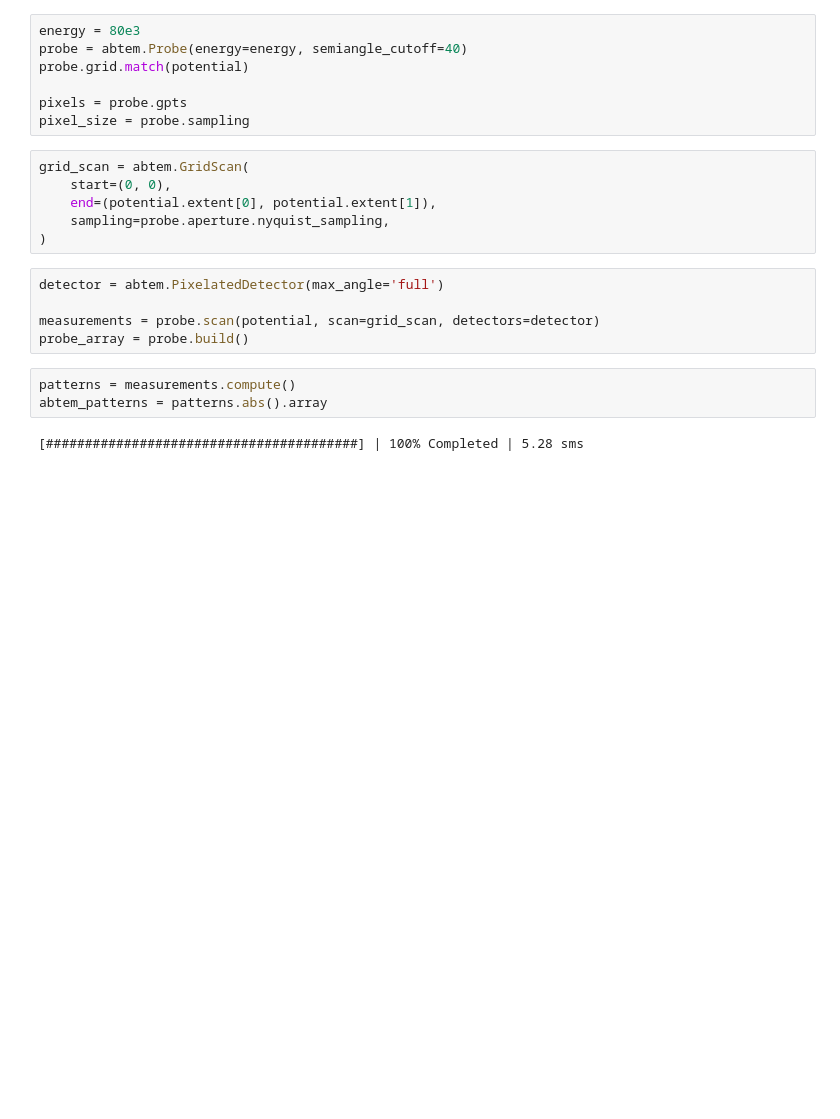
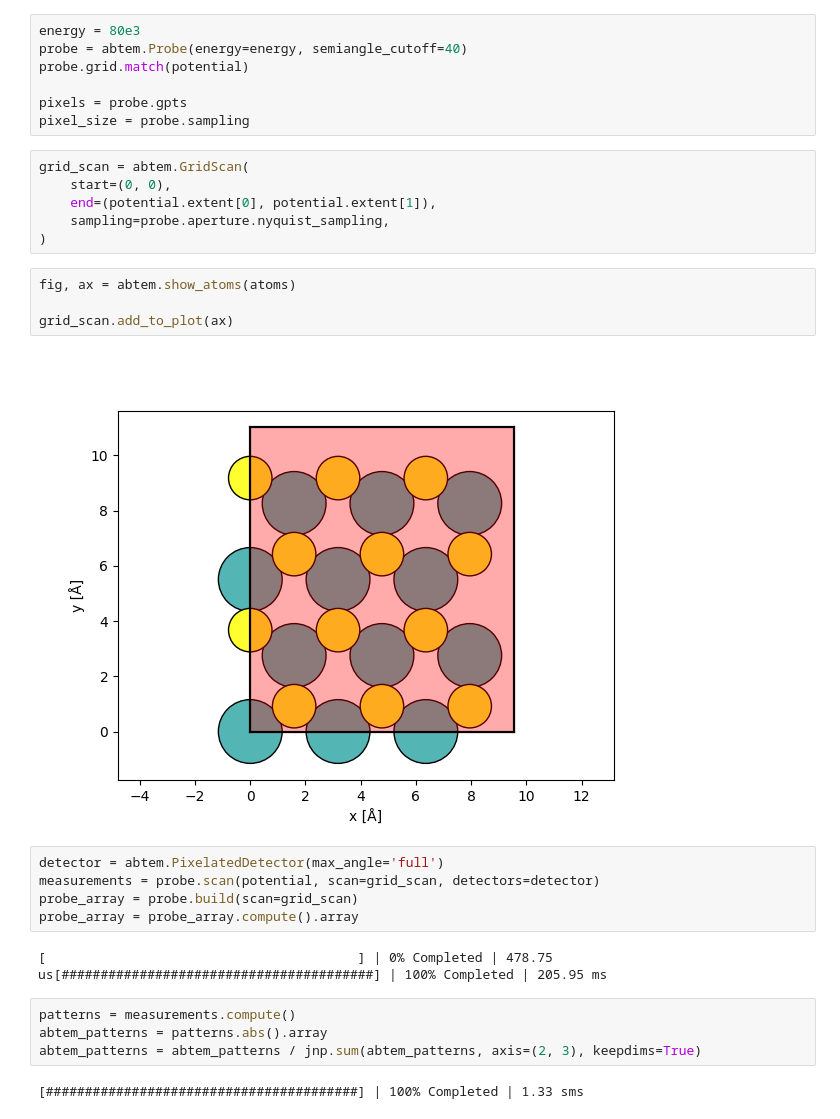
Before and after one commit to METSA-DIADEM/jax-ptychography, a Jupyter notebook: jax_multislice.ipynb, the cells around one changed output. Drawn from its saved outputs; the diff is of its cells as text; blank space fills up the shorter version.

```diff
--- a/jax_multislice.ipynb
+++ b/jax_multislice.ipynb
@@ -58,13 +61,22 @@ grid_scan = abtem.GridScan(
     end=(potential.extent[0], potential.extent[1]),
     sampling=probe.aperture.nyquist_sampling,
 )
+# %%
+fig, ax = abtem.show_atoms(atoms)
+
+grid_scan.add_to_plot(ax)
+# %% [output]
+[figure, added]
 # %%
 detector = abtem.PixelatedDetector(max_angle='full')
-
 measurements = probe.scan(potential, scan=grid_scan, detectors=detector)
-probe_array = probe.build()
+probe_array = probe.build(scan=grid_scan)
+probe_array = probe_array.compute().array
+# %% [output]
+[                                        ] | 0% Completed | 478.75 us[########################################] | 100% Completed | 205.95 ms
 # %%
 patterns = measurements.compute()
 abtem_patterns = patterns.abs().array
+abtem_patterns = abtem_patterns / jnp.sum(abtem_patterns, axis=(2, 3), keepdims=True)
 # %% [output]
-[########################################] | 100% Completed | 5.28 sms
+[########################################] | 100% Completed | 1.33 sms
```
Also changed, not shown: parts of 10 cells of this notebook, 2 other files.
